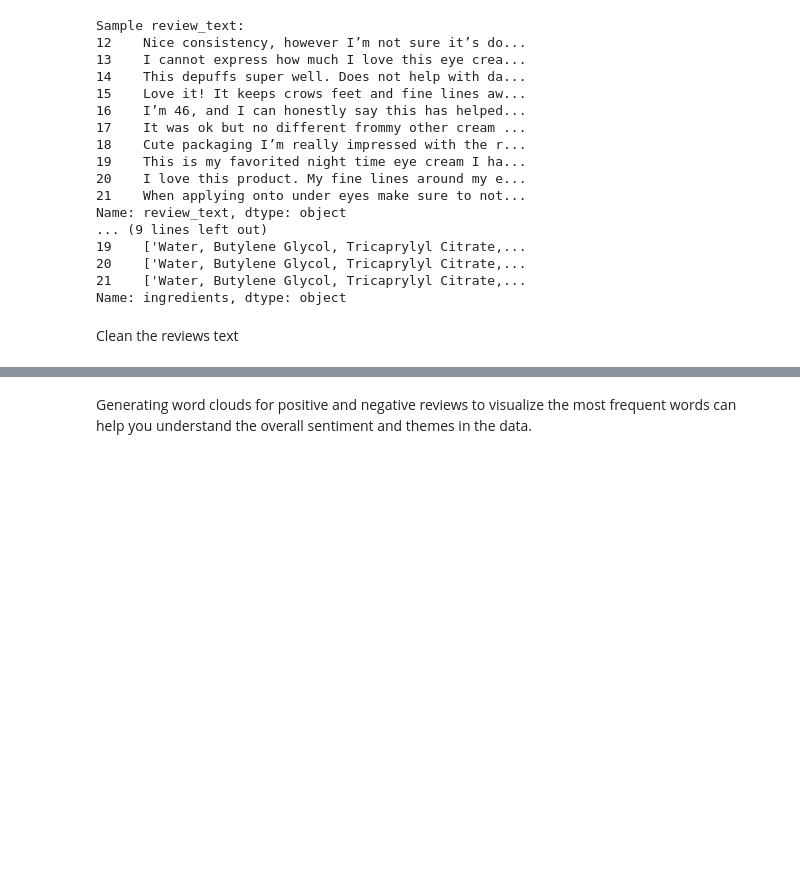
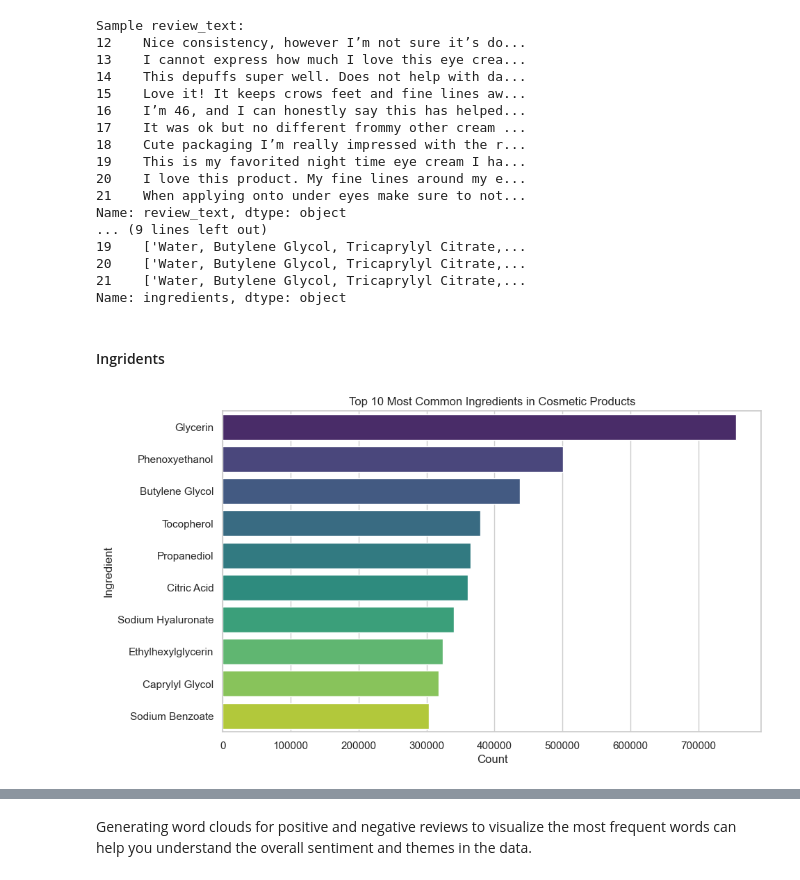
Before and after one commit to Anankin12/SkinCareMLOPS, a Jupyter notebook: notebooks/sephora_data_preprocessing.ipynb, the cells around one changed output, grey strips where cells are left out. Cells and saved outputs as stored; diff of their text form; code cells hidden in the pictures; blank space fills up the shorter version.

```diff
--- a/notebooks/sephora_data_preprocessing.ipynb
+++ b/notebooks/sephora_data_preprocessing.ipynb
@@ -529,5 +522,24 @@ Name: review_text, dtype: object
 20    ['Water, Butylene Glycol, Tricaprylyl Citrate,...
 21    ['Water, Butylene Glycol, Tricaprylyl Citrate,...
 Name: ingredients, dtype: object
-# %% [markdown]
-Clean the reviews text
+# %% [markdown]
+#### Ingridents
+# %%
+all_ingredients = [ingredient for ingredients in df['ingredients'] for ingredient in ingredients.split(', ')]
+ingredient_counts = Counter(all_ingredients)
+
+# Convert to a DataFrame for better visualization
+ingredient_counts_df = pd.DataFrame(ingredient_counts.items(), columns=['Ingredient', 'Count']).sort_values(by='Count', ascending=False)
+
+# Display the top 10 most common ingredients
+top_10 = ingredient_counts_df.head(10)
+
+# Plot the top 10 most common ingredients
+plt.figure(figsize=(10, 6))
+sns.barplot(x='Count', y='Ingredient', data=top_10, palette='viridis')
+plt.title("Top 10 Most Common Ingredients in Cosmetic Products")
+plt.xlabel("Count")
+plt.ylabel("Ingredient")
+plt.show()
+# %% [output]
+[figure, added]
```
Also changed, not shown: parts of 43 cells of this notebook, 1 other file.
